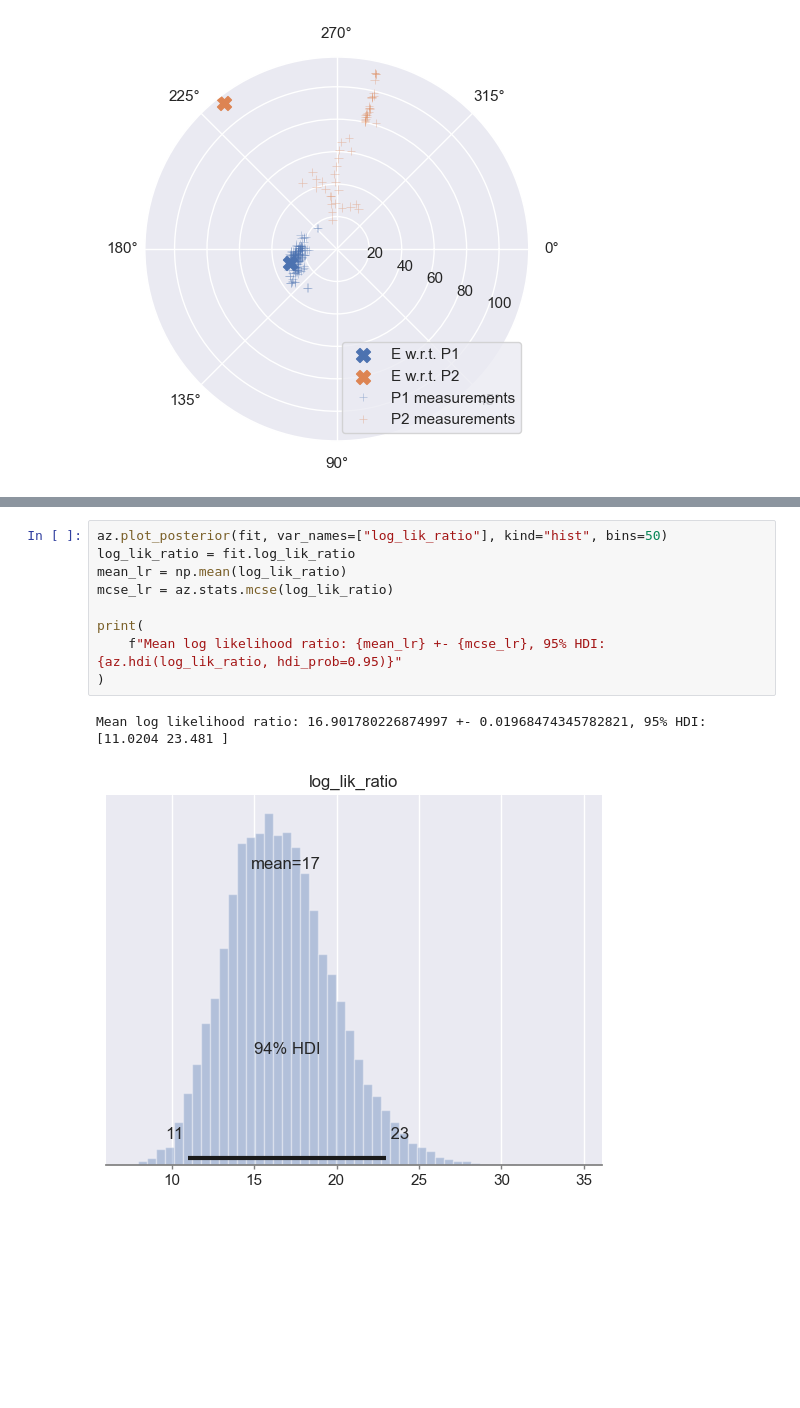
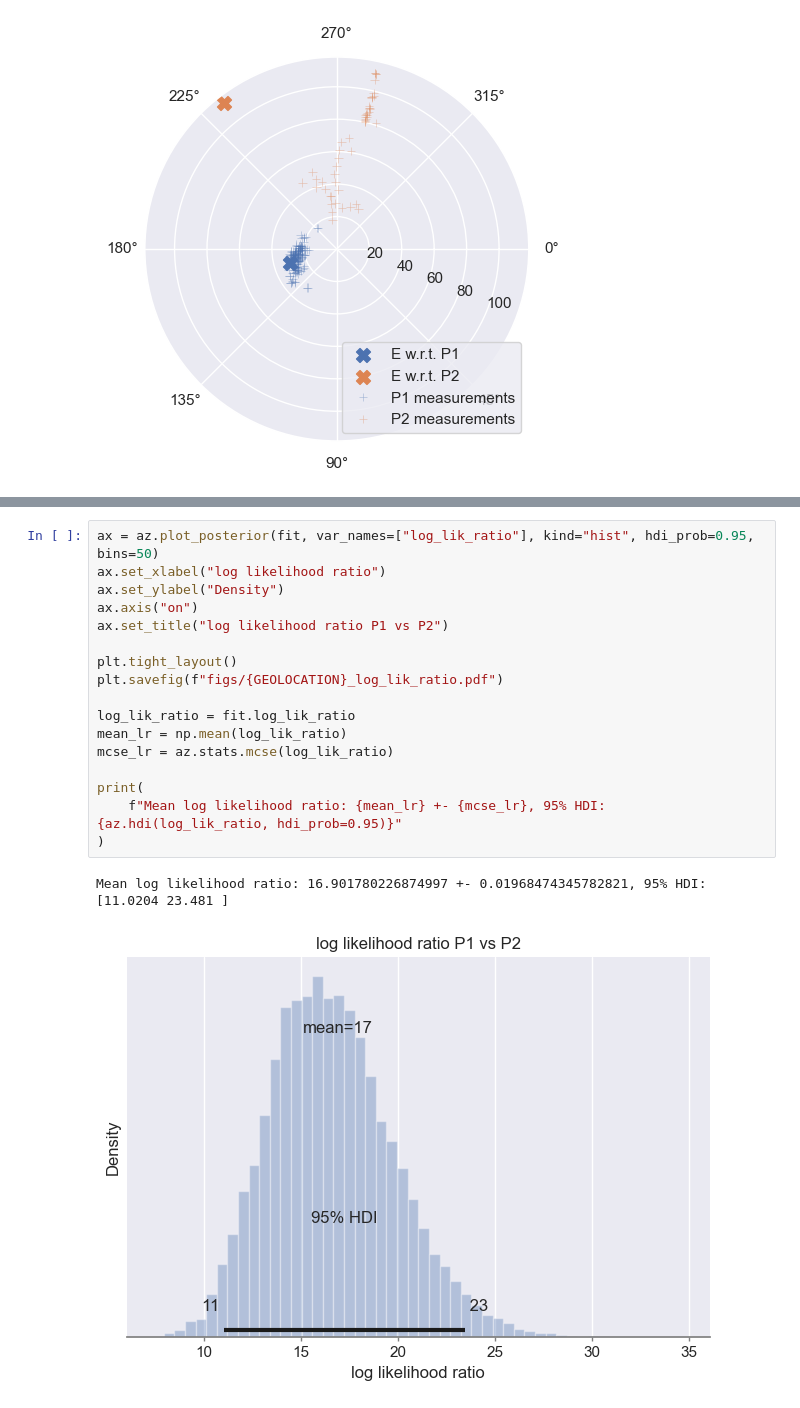
Before and after one commit to KlemenVovk/gps_evaluation, a Jupyter notebook: unil.ipynb, the cells around one changed output, grey strips where cells are left out. Drawn from its saved outputs; the diff is of its cells as text; blank space fills up the shorter version.

```diff
--- a/unil.ipynb
+++ b/unil.ipynb
@@ -339,12 +329,20 @@ plt.tight_layout()
 # %%
-az.plot_posterior(fit, var_names=["log_lik_ratio"], kind="hist", bins=50)
+ax = az.plot_posterior(fit, var_names=["log_lik_ratio"], kind="hist", hdi_prob=0.95, bins=50)
+ax.set_xlabel("log likelihood ratio")
+ax.set_ylabel("Density")
+ax.axis("on")
+ax.set_title("log likelihood ratio P1 vs P2")
+
+plt.tight_layout()
+plt.savefig(f"figs/{GEOLOCATION}_log_lik_ratio.pdf")
+
 log_lik_ratio = fit.log_lik_ratio
 mean_lr = np.mean(log_lik_ratio)
 mcse_lr = az.stats.mcse(log_lik_ratio)
 
 print(
     f"Mean log likelihood ratio: {mean_lr} +- {mcse_lr}, 95% HDI: {az.hdi(log_lik_ratio, hdi_prob=0.95)}"
 )
 # %% [output]
 Mean log likelihood ratio: 16.901780226874997 +- 0.01968474345782821, 95% HDI: [11.0204 23.481 ]
-[figure, old version]
+[figure, new version]
```
Also changed, not shown: parts of 3 cells of this notebook, 13 other files.
